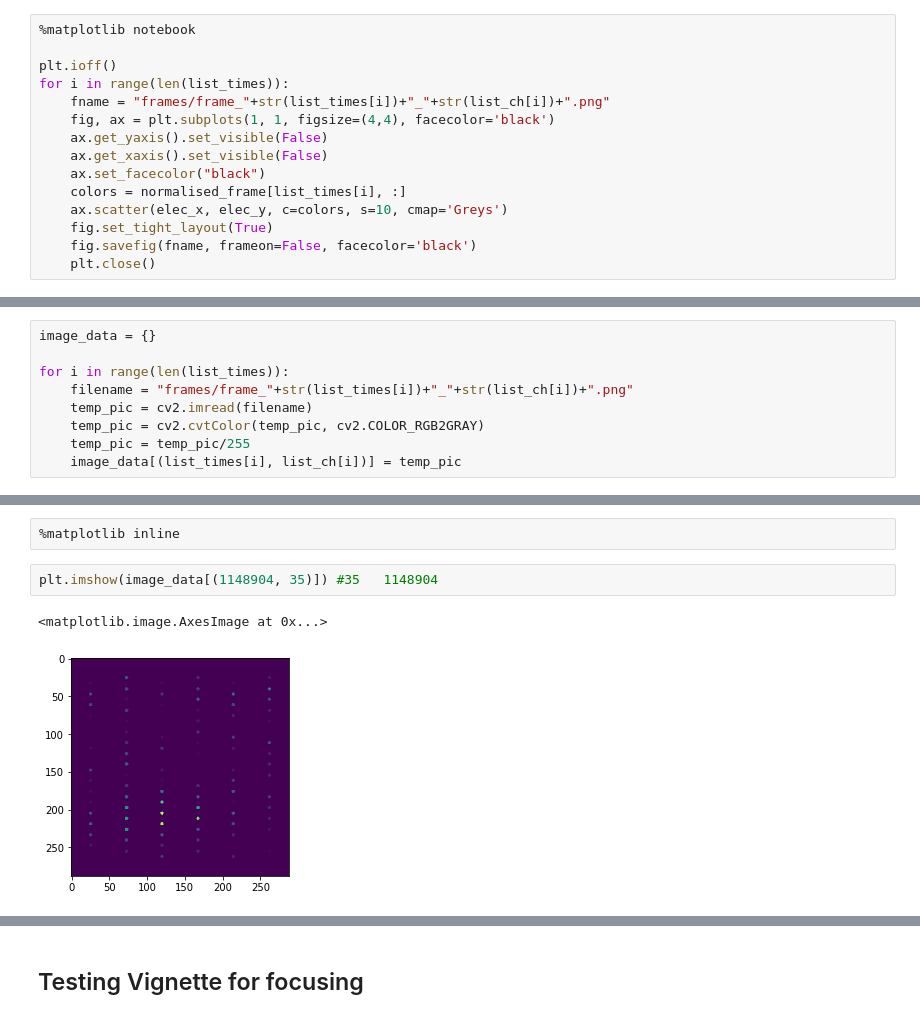
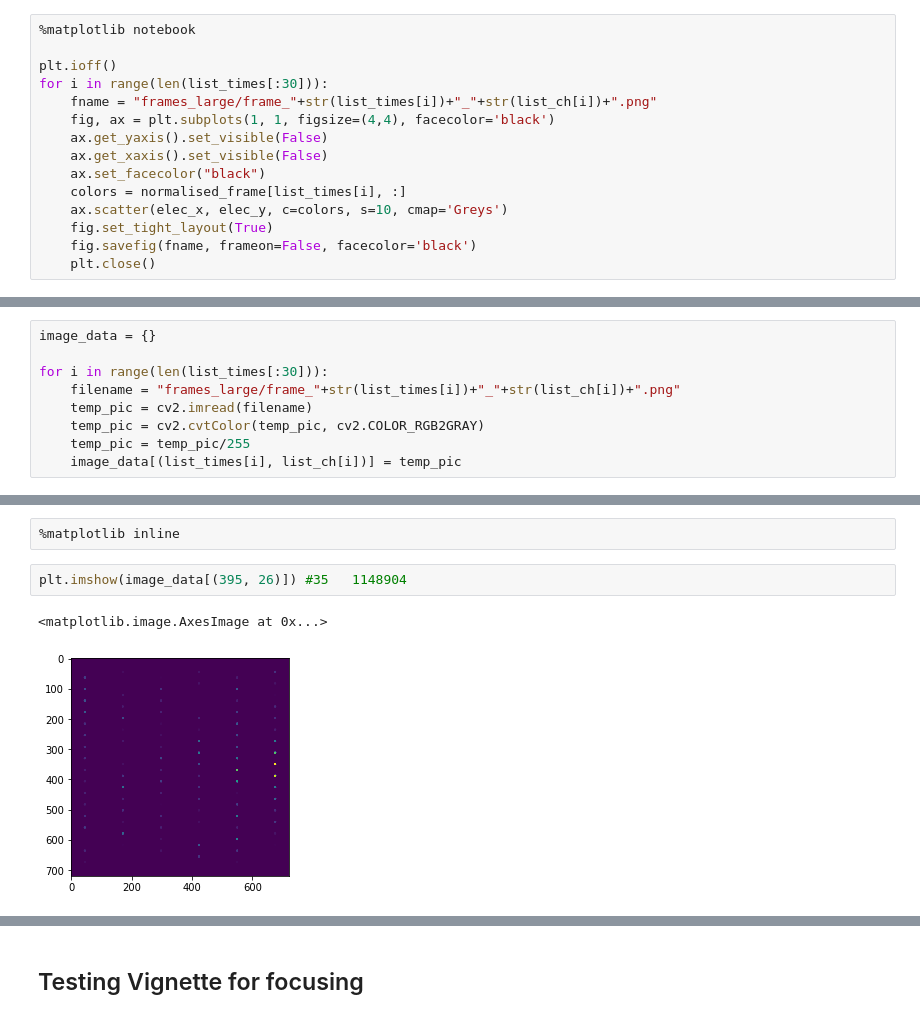
Before and after one commit to psambit9791/SpikeSort, a Jupyter notebook: CNN for Localisation.ipynb, the cells around one changed output, grey strips where cells are left out. Drawn from its saved outputs; the diff is of its cells as text.

```diff
--- a/CNN for Localisation.ipynb
+++ b/CNN for Localisation.ipynb
@@ -226,8 +209,8 @@ normalised_frame = frame_set_use/max_value
 %matplotlib notebook
 
 plt.ioff()
-for i in range(len(list_times)):
-    fname = "frames/frame_"+str(list_times[i])+"_"+str(list_ch[i])+".png"
+for i in range(len(list_times[:30])):
+    fname = "frames_large/frame_"+str(list_times[i])+"_"+str(list_ch[i])+".png"
     fig, ax = plt.subplots(1, 1, figsize=(4,4), facecolor='black')
     ax.get_yaxis().set_visible(False)
     ax.get_xaxis().set_visible(False)
@@ -278,8 +261,8 @@ import copy
 # %%
 image_data = {}
 
-for i in range(len(list_times)):
-    filename = "frames/frame_"+str(list_times[i])+"_"+str(list_ch[i])+".png"
+for i in range(len(list_times[:30])):
+    filename = "frames_large/frame_"+str(list_times[i])+"_"+str(list_ch[i])+".png"
     temp_pic = cv2.imread(filename)
     temp_pic = cv2.cvtColor(temp_pic, cv2.COLOR_RGB2GRAY)
     temp_pic = temp_pic/255
@@ -291,10 +274,10 @@ print(image_data[(395, 26)].shape)
 # %%
 %matplotlib inline
 # %%
-plt.imshow(image_data[(1148904, 35)]) #35 	1148904
+plt.imshow(image_data[(395, 26)]) #35 	1148904
 # %% [output]
 <matplotlib.image.AxesImage at 0x...>
-[figure, old version]
+[figure, new version]
 # %%
 #plt.imshow(image_data[(1148904, 35)], cmap='gray')
 #plt.imshow(image_data[(515, 58)], cmap='gray')
```
Also changed, not shown: parts of 11 cells of this notebook, 19 other files.
